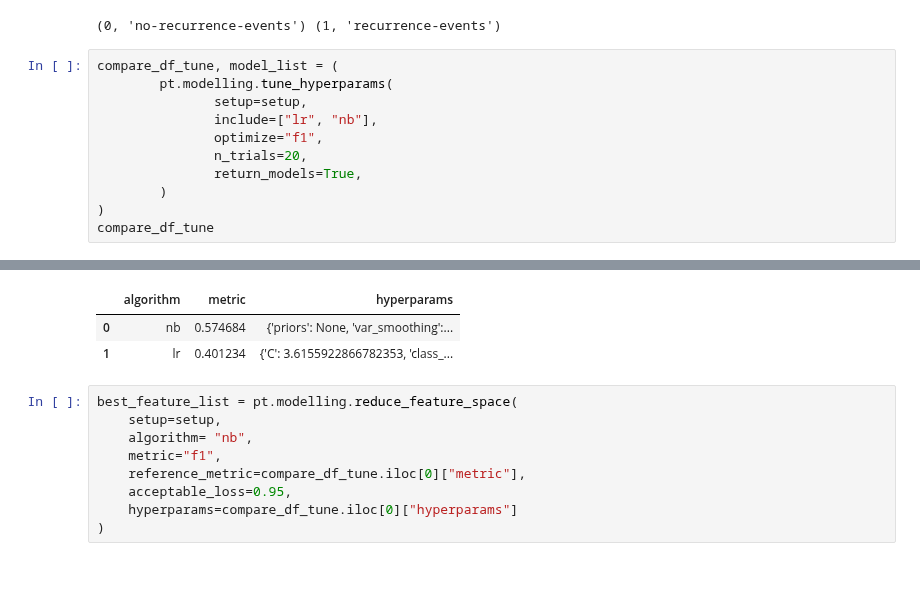
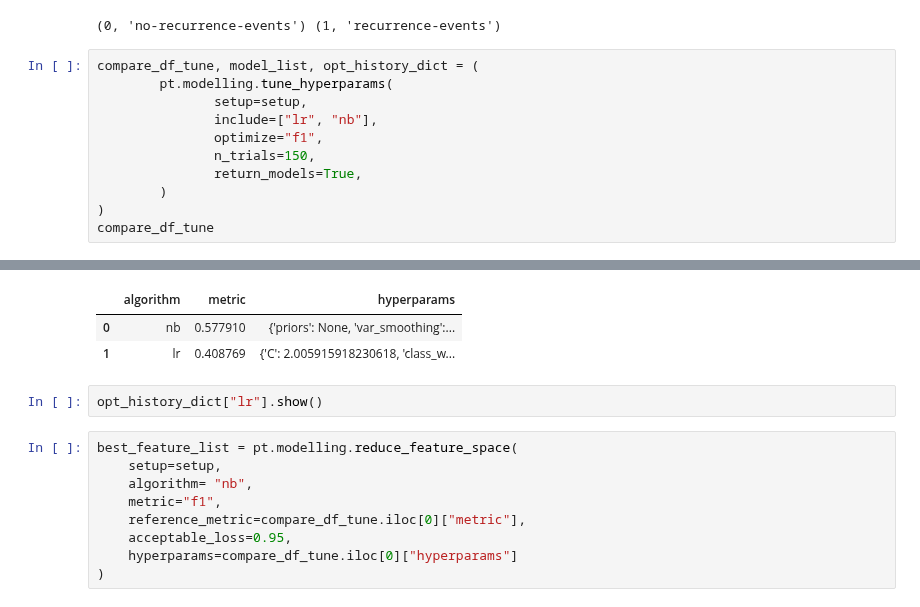
Before and after one commit to George713/pytelligence, a Jupyter notebook: main.ipynb, the cells around one changed output, grey strips where cells are left out. Saved outputs shown, nothing was run; the diff lists cells and outputs as text; blank space fills up the shorter version.

Commit message:
Updated main.ipynb to cover opt_history_dict

```diff
--- a/main.ipynb
+++ b/main.ipynb
@@ -116,12 +116,12 @@ print(*[(i, class_) for i, class_ in enumerate(le.classes_)])
 # %% [output]
 (0, 'no-recurrence-events') (1, 'recurrence-events')
 # %%
-compare_df_tune, model_list = (
+compare_df_tune, model_list, opt_history_dict = (
         pt.modelling.tune_hyperparams(
                setup=setup,
                include=["lr", "nb"],
                optimize="f1",
-               n_trials=20,
+               n_trials=150,
                return_models=True,
         )
 )
@@ -147,6 +147,8 @@ compare_df_tune
 |  | algorithm | metric | hyperparams |
-| 0 | nb | 0.574684 | {'priors': None, 'var_smoothing':... |
-| 1 | lr | 0.401234 | {'C': 3.6155922866782353, 'class_... |
+| 0 | nb | 0.577910 | {'priors': None, 'var_smoothing':... |
+| 1 | lr | 0.408769 | {'C': 2.005915918230618, 'class_w... |
+# %%
+opt_history_dict["lr"].show()
 # %%
 best_feature_list = pt.modelling.reduce_feature_space(
     setup=setup,
```
Also changed, not shown: parts of 3 cells of this notebook.
